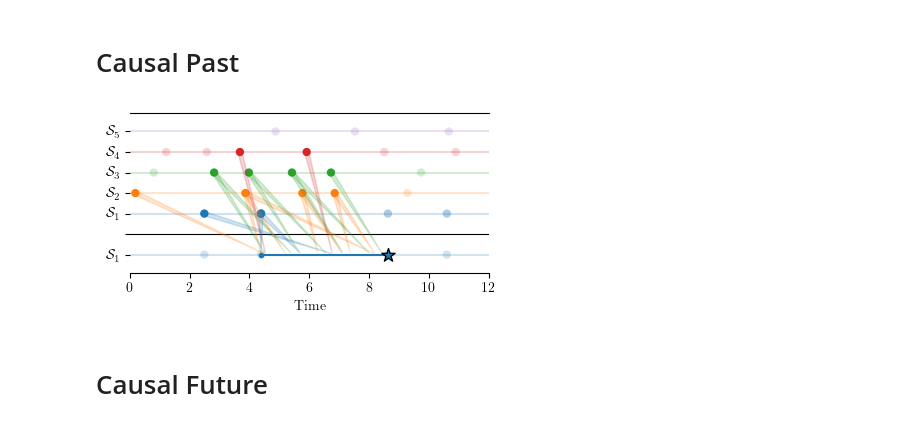
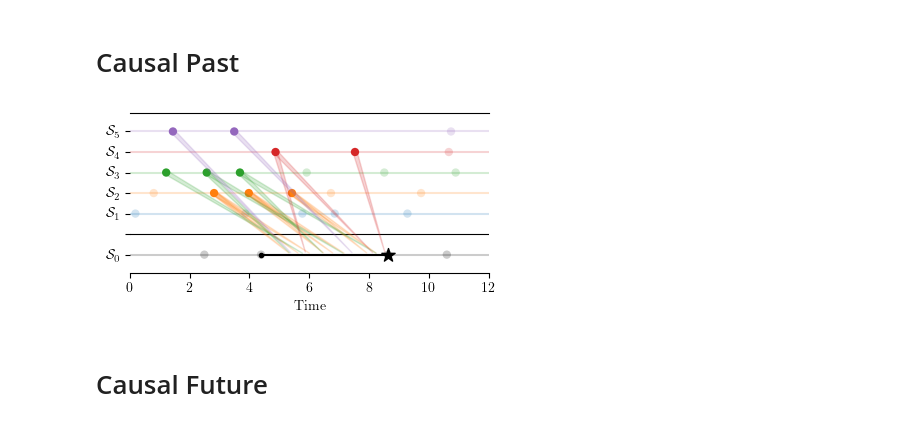
Before and after one commit to haguettaz/rsnn, a Jupyter notebook: notebooks/causal_events.ipynb, the cells around one changed output. Drawn from its saved outputs; the diff is of its cells as text; code cells hidden in the pictures.

```diff
--- a/notebooks/causal_events.ipynb
+++ b/notebooks/causal_events.ipynb
@@ -8,6 +8,7 @@ mpl.use('pgf')
 mpl.rcParams.update({
     'text.usetex': True,
     'pgf.texsystem': 'pdflatex',
+    "font.family": "serif"
 })
 # %%
 from rsnn.rand import rand_connections_fin, rand_connections_fout
@@ -98,15 +99,18 @@ rng = np.random.default_rng(1)  # For reproducibility
 # np.random.seed(2)  # For reproducibility
 
 (tmin, tmax) = (0.0, 12.0)
-n_neurons = 5
+n_neurons = 6
 n_f_times = rng.integers(3, 7, n_neurons)
 f_times = [np.sort(rng.uniform(tmin, tmax - n, n)) + np.arange(n) for n in n_f_times]
 
 n_in_per_neuron = 10
-connections = rand_connections_fin(n_neurons, n_in_per_neuron, 0.5, 5.0, rng)
-inputs_to_1 = [(co, p) for (co, p) in connections.items() if co[1] == 0] + [
-    ((0, 0), [(0.0, 0.0)])
-]
+in_delays = rng.uniform(0.5, 5.0, n_in_per_neuron)
+in_sources = rng.integers(1, n_neurons, n_in_per_neuron)
+
+# connections = rand_connections_fin(n_neurons, n_in_per_neuron, 0.5, 5.0, rng)
+# inputs_to_1 = [(co, p) for (co, p) in connections.items() if co[1] == 0] + [
+#     ((0, 0), [(0.0, 0.0)])
+# ]
 
 fig, ax = plt.subplots(1, 1, figsize=(4.2, 2.3))
 
@@ -117,22 +121,22 @@ ax.spines["left"].set_visible(False)
 # Original firing times
 # ax.set_title(r"$\mathcal{P}(1, s)$")
 ax.set_xlabel("Time")
-ax.set_yticks([-1] + list(range(1, n_neurons + 1)))
-ax.set_yticks(list(range(-1, n_neurons + 1)))
+# ax.set_yticks([-1] + list(range(1, n_neurons + 1)))
+ax.set_yticks(list(range(-1, n_neurons)))
 ax.set_yticklabels(
     [
-        r"$\mathcal{S}_1$",
+        r"$\mathcal{S}_0$",
         "",
-        *[r"$\mathcal{S}" + rf"_{i}$" for i in range(1, n_neurons + 1)],
+        *[r"$\mathcal{S}" + rf"_{i}$" for i in range(1, n_neurons)],
     ]
 )
 ax.set_xlim(tmin, tmax)
-ax.set_ylim(-1.9, n_neurons + 1 - 0.1)
+ax.set_ylim(-1.9, n_neurons - 0.1)
 # ax.set_ylabel(r"Neuron index $\ell$")
 # ax.yaxis.set_label_coords(-0.05,0.6)
 
 ax.axhline(0, color="k", linewidth=0.8, zorder=0)
-ax.axhline(-1, color="C0", alpha=0.2)
+ax.axhline(-1, color="k", alpha=0.2)
 # ax.scatter(f_times[0][2], -1, marker="*", c="C0", label=r"$(\ell, s)$")
 ax.scatter(
     f_times[0][2],
@@ -140,19 +144,19 @@ ax.scatter(
     # c="C0",
     marker='*',
     s=100,
-    facecolors="C0",
+    facecolors="k",
     edgecolors="k",
     # linewidth=2,
     label=r"$(\ell, s)$",
     zorder=2
 )
-ax.scatter(f_times[0][1], -1, marker=".", c="C0")
+ax.scatter(f_times[0][1], -1, marker=".", c="k")
 # ax.vlines(f_times[0][2], 0, -2, colors="k", zorder=0)
 ax.hlines(
     -1,
     f_times[0][1],
     f_times[0][2],
-    colors="C0",
+    colors="k",
     zorder=0,
     label=r"$\mathcal{R}_{\ell}(s)$",
 )
@@ -160,48 +164,68 @@ ax.scatter(
     f_times[0],
     np.full_like(f_times[0], -1),
     alpha=0.2,
-    facecolors="C0",
+    facecolors="k",
     edgecolors="none",
 )
 # ax.scatter(
 #     f_times[0],
 #     np.full_like(f_times[0], -1),
 #     alpha=0.2 + 0.8 * (f_times[0] <= f_times[0][2]) * (f_times[0] >= f_times[0][1]),
 #     facecolors="C0",
 #     edgecolors="none",
 # )
 
-for c, f_times_c in enumerate(f_times):
-    ax.axhline(c + 1, color=f"C{c}", alpha=0.2)
-
-for co, params in inputs_to_1:
-    for t in f_times[co[0]]:
+for c, f_times_c in enumerate(f_times[1:], start=1):
+    ax.axhline(c, color=f"C{c-1}", alpha=0.2)
+    for t in f_times_c:
         flag = False
-        for d, _ in params:
+        for d in in_delays[in_sources == c]:
             if t + d >= f_times[0][1] and t + d < f_times[0][2]:
                 flag = True
                 ax.annotate(
                     "",
                     xy=(t + d, -1),
-                    xytext=(t, co[0] + 1),
+                    xytext=(t, c),
                     arrowprops=dict(
-                        arrowstyle="wedge", color=f"C{co[0]}", lw=1, alpha=0.2
+                        arrowstyle="wedge", color=f"C{c-1}", lw=1, alpha=0.2
                     ),
                 )
         ax.scatter(
             t,
-            co[0] + 1,
-            facecolors=f"C{co[0]}",
+            c,
+            facecolors=f"C{c-1}",
             edgecolors="none",
             alpha=0.2 + 0.8 * flag,
         )
+
+# for co, params in inputs_to_1:
+#     for t in f_times[co[0]]:
+#         flag = False
+#         for d, _ in params:
+#             if t + d >= f_times[0][1] and t + d < f_times[0][2]:
+#                 flag = True
+#                 ax.annotate(
+#                     "",
+#                     xy=(t + d, -1),
+#                     xytext=(t, co[0] + 1),
+#                     arrowprops=dict(
+#                         arrowstyle="wedge", color=f"C{co[0]}", lw=1, alpha=0.2
+#                     ),
+#                 )
+#         ax.scatter(
+#             t,
+#             co[0] + 1,
+#             facecolors=f"C{co[0]}",
+#             edgecolors="none",
+#             alpha=0.2 + 0.8 * flag,
+#         )
 
 # ax.legend(loc="lower center", bbox_to_anchor=(0.5, 1), ncol=3, frameon=False)
 
 fig.tight_layout()
 plt.savefig("causal_past.pdf")  # save as PDF created with LaTeX
 # %% [output]
-[figure, old version]
+[figure, new version]
 # %% [markdown]
 # Causal Future
 # %%
```
Also changed, not shown: parts of 6 cells of this notebook, 50 other files.
